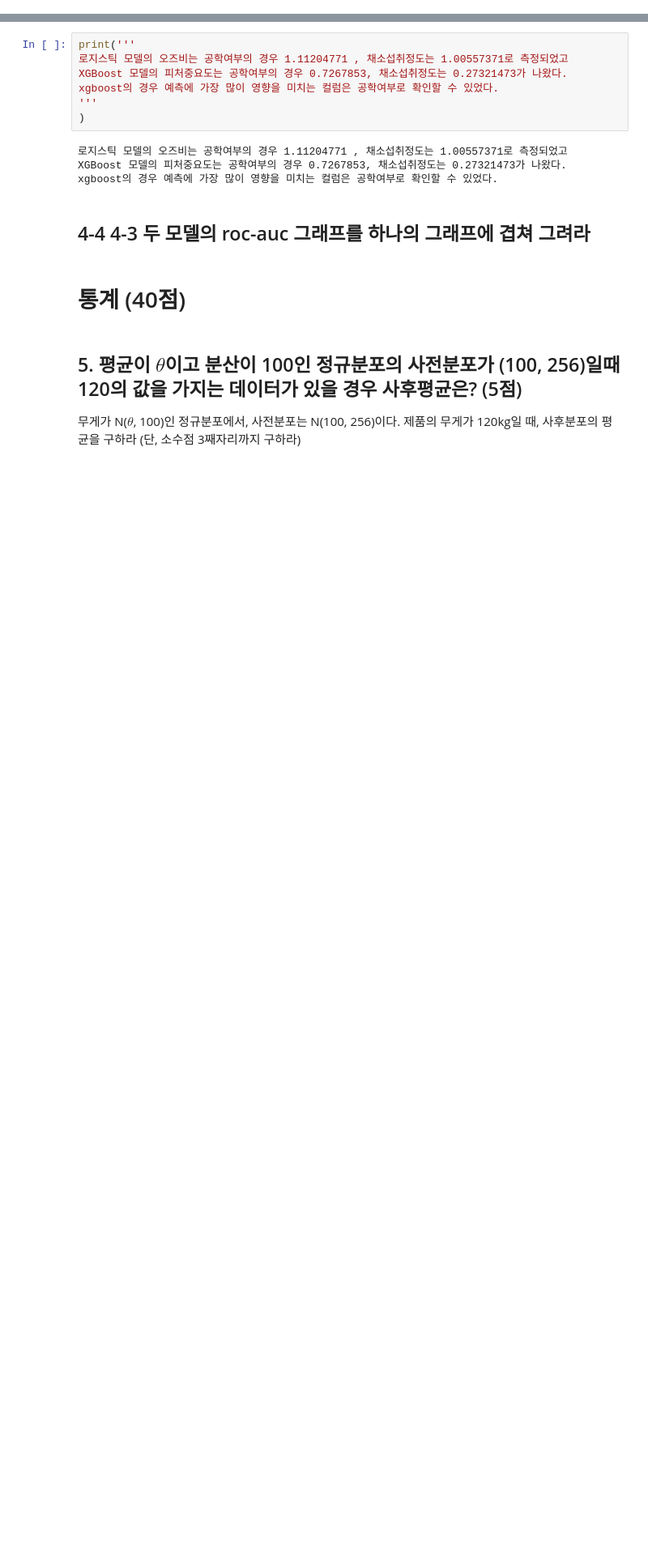
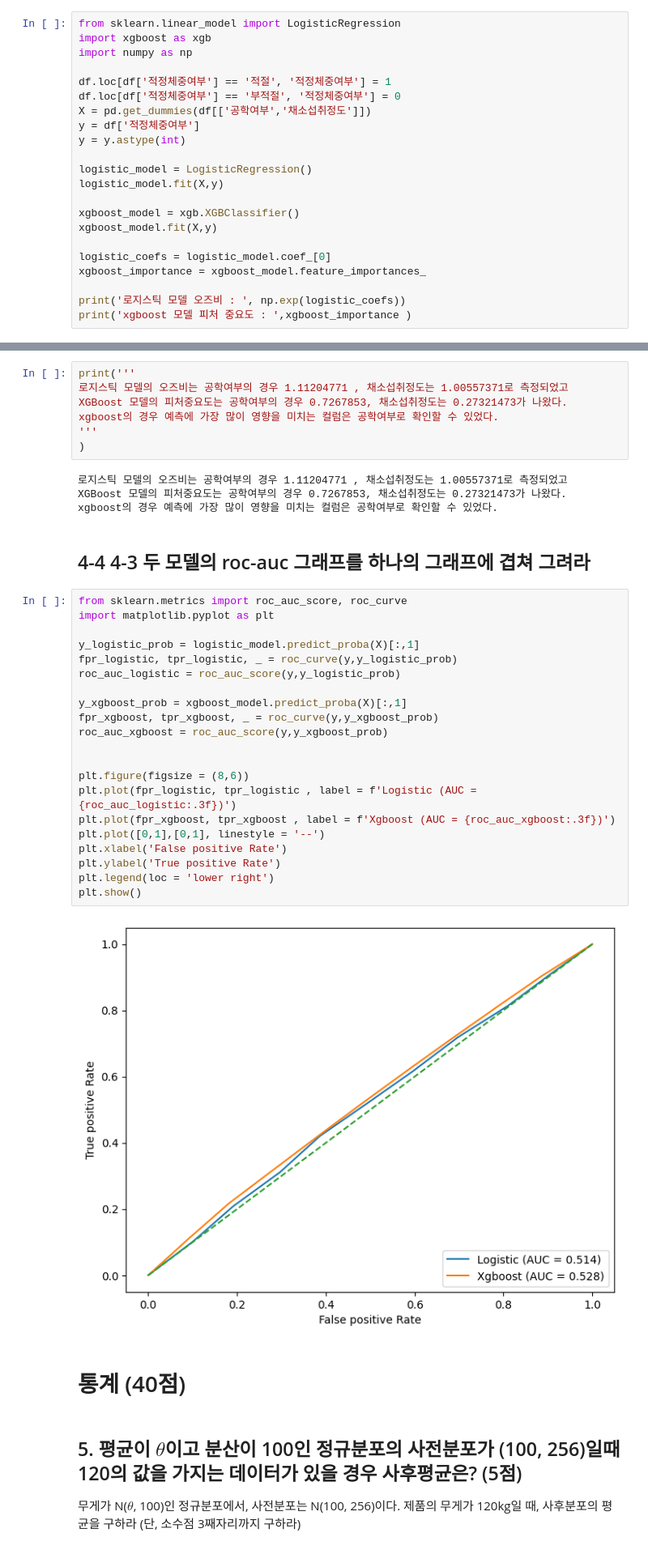
Before and after one commit to blueage98/adp_work, a Jupyter notebook: ADP-실기(2024)/16강/31회_기출문제.ipynb, the cells around one changed output, grey strips where cells are left out. Shown at 81% size. Drawn from its saved outputs; the diff is of its cells as text; blank space fills up the shorter version.

```diff
--- a/ADP-실기(2024)/16강/31회_기출문제.ipynb
+++ b/ADP-실기(2024)/16강/31회_기출문제.ipynb
@@ -315,3 +549,25 @@ print('''
 ## 4-3 4-2에서 유의한 변수들만 가지고 적정 체중 여부를 예측하는 모델을 구현하고 성능 평가 및 해석을 하라 (로지스틱회귀 ,xgb)
 > 로지스틱회귀 모델은 오즈비를 구하라
 > xgb의 경우 각 피쳐중요도를 확인하고 예측에 영향을 가장 미치는 변수를 확인하라
+# %%
+from sklearn.linear_model import LogisticRegression
+import xgboost as xgb
+import numpy as np
+
+df.loc[df['적정체중여부'] == '적절', '적정체중여부'] = 1
+df.loc[df['적정체중여부'] == '부적절', '적정체중여부'] = 0
+X = pd.get_dummies(df[['공학여부','채소섭취정도']])
+y = df['적정체중여부']
+y = y.astype(int)
+
+logistic_model = LogisticRegression()
+logistic_model.fit(X,y)
+
+xgboost_model = xgb.XGBClassifier()
+xgboost_model.fit(X,y)
+
+logistic_coefs = logistic_model.coef_[0]
+xgboost_importance = xgboost_model.feature_importances_
+
+print('로지스틱 모델 오즈비 : ', np.exp(logistic_coefs))
+print('xgboost 모델 피처 중요도 : ',xgboost_importance )
@@ -328,6 +587,29 @@ XGBoost 모델의 피처중요도는 공학여부의 경우 0.7267853, 채소섭
 xgboost의 경우 예측에 가장 많이 영향을 미치는 컬럼은 공학여부로 확인할 수 있었다.
 # %% [markdown]
 ## 4-4 4-3 두 모델의 roc-auc 그래프를 하나의 그래프에 겹쳐 그려라
+# %%
+from sklearn.metrics import roc_auc_score, roc_curve
+import matplotlib.pyplot as plt
+
+y_logistic_prob = logistic_model.predict_proba(X)[:,1]
+fpr_logistic, tpr_logistic, _ = roc_curve(y,y_logistic_prob)
+roc_auc_logistic = roc_auc_score(y,y_logistic_prob)
+
+y_xgboost_prob = xgboost_model.predict_proba(X)[:,1]
+fpr_xgboost, tpr_xgboost, _ = roc_curve(y,y_xgboost_prob)
+roc_auc_xgboost = roc_auc_score(y,y_xgboost_prob)
+
+
+plt.figure(figsize = (8,6))
+plt.plot(fpr_logistic, tpr_logistic , label = f'Logistic (AUC = {roc_auc_logistic:.3f})')
+plt.plot(fpr_xgboost, tpr_xgboost , label = f'Xgboost (AUC = {roc_auc_xgboost:.3f})')
+plt.plot([0,1],[0,1], linestyle = '--')
+plt.xlabel('False positive Rate')
+plt.ylabel('True positive Rate')
+plt.legend(loc = 'lower right')
+plt.show()
+# %% [output]
+[figure, added]
 # %% [markdown]
 # 통계 (40점)
 # %% [markdown]
```
Also changed, not shown: parts of 31 cells of this notebook.
